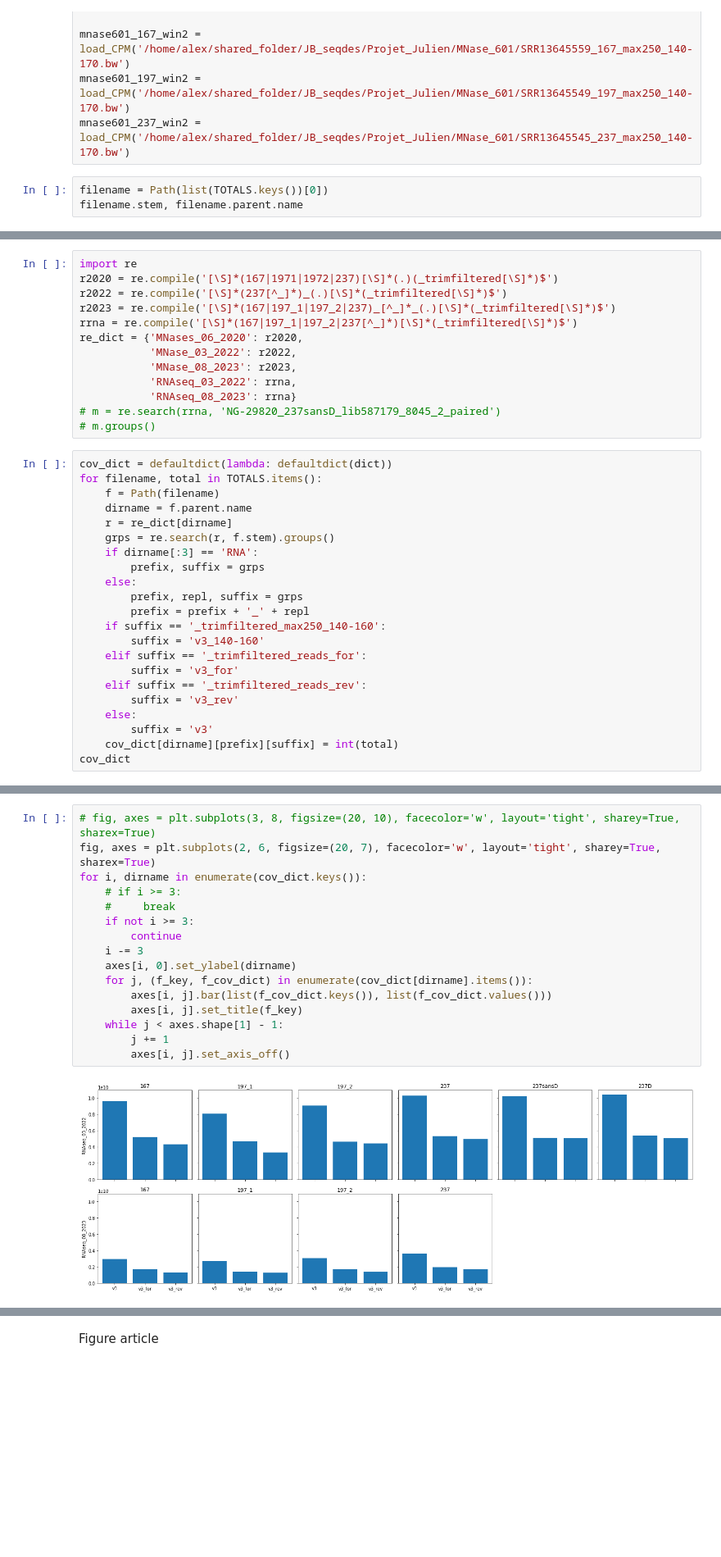
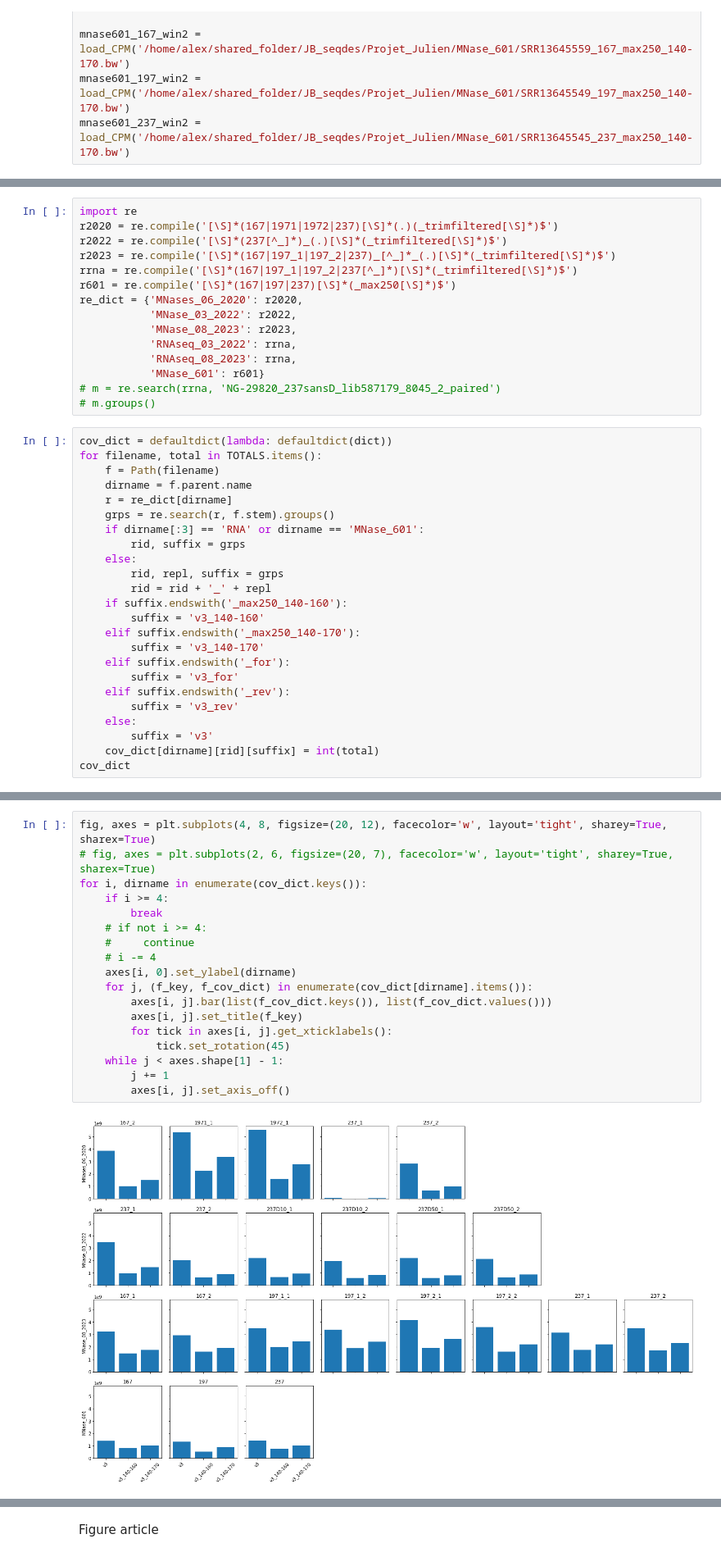
Before and after one commit to Alexwestbrook/mnhn-internship_DeepCNN_ChIP-seq, a Jupyter notebook: JB_alignment_analysis.ipynb, the cells around one changed output, grey strips where cells are left out. Shown at 82% size. Saved outputs shown, nothing was run; the diff lists cells and outputs as text; blank space fills up the shorter version.

```diff
--- a/JB_alignment_analysis.ipynb
+++ b/JB_alignment_analysis.ipynb
@@ -151,6 +152,3 @@ mnase2023_237_2_win2 = load_CPM('/home/alex/shared_folder/JB_seqdes/Projet_Julie
 mnase601_167_win2 = load_CPM('/home/alex/shared_folder/JB_seqdes/Projet_Julien/MNase_601/SRR13645559_167_max250_140-170.bw')
 mnase601_197_win2 = load_CPM('/home/alex/shared_folder/JB_seqdes/Projet_Julien/MNase_601/SRR13645549_197_max250_140-170.bw')
 mnase601_237_win2 = load_CPM('/home/alex/shared_folder/JB_seqdes/Projet_Julien/MNase_601/SRR13645545_237_max250_140-170.bw')
-# %%
-filename = Path(list(TOTALS.keys())[0])
-filename.stem, filename.parent.name
@@ -162,11 +184,13 @@ r2020 = re.compile('[\S]*(167|1971|1972|237)[\S]*(.)(_trimfiltered[\S]*)$')
 r2022 = re.compile('[\S]*(237[^_]*)_(.)[\S]*(_trimfiltered[\S]*)$')
 r2023 = re.compile('[\S]*(167|197_1|197_2|237)_[^_]*_(.)[\S]*(_trimfiltered[\S]*)$')
 rrna = re.compile('[\S]*(167|197_1|197_2|237[^_]*)[\S]*(_trimfiltered[\S]*)$')
+r601 = re.compile('[\S]*(167|197|237)[\S]*(_max250[\S]*)$')
 re_dict = {'MNases_06_2020': r2020,
            'MNase_03_2022': r2022,
            'MNase_08_2023': r2023,
            'RNAseq_03_2022': rrna,
-           'RNAseq_08_2023': rrna}
+           'RNAseq_08_2023': rrna,
+           'MNase_601': r601}
 # m = re.search(rrna, 'NG-29820_237sansD_lib587179_8045_2_paired')
 # m.groups()
 # %%
@@ -176,20 +200,22 @@ for filename, total in TOTALS.items():
     dirname = f.parent.name
     r = re_dict[dirname]
     grps = re.search(r, f.stem).groups()
-    if dirname[:3] == 'RNA':
-        prefix, suffix = grps
+    if dirname[:3] == 'RNA' or dirname == 'MNase_601':
+        rid, suffix = grps
     else:
-        prefix, repl, suffix = grps
-        prefix = prefix + '_' + repl
-    if suffix == '_trimfiltered_max250_140-160':
+        rid, repl, suffix = grps
+        rid = rid + '_' + repl
+    if suffix.endswith('_max250_140-160'):
         suffix = 'v3_140-160'
-    elif suffix == '_trimfiltered_reads_for':
+    elif suffix.endswith('_max250_140-170'):
+        suffix = 'v3_140-170'
+    elif suffix.endswith('_for'):
         suffix = 'v3_for'
-    elif suffix == '_trimfiltered_reads_rev':
+    elif suffix.endswith('_rev'):
         suffix = 'v3_rev'
     else:
         suffix = 'v3'
-    cov_dict[dirname][prefix][suffix] = int(total)
+    cov_dict[dirname][rid][suffix] = int(total)
 cov_dict
 # %% [output]
 defaultdict(<function __main__.<lambda>()>,
@@ -212,21 +242,23 @@ defaultdict(<function __main__.<lambda>()>,
 # %%
-# fig, axes = plt.subplots(3, 8, figsize=(20, 10), facecolor='w', layout='tight', sharey=True, sharex=True)
-fig, axes = plt.subplots(2, 6, figsize=(20, 7), facecolor='w', layout='tight', sharey=True, sharex=True)
+fig, axes = plt.subplots(4, 8, figsize=(20, 12), facecolor='w', layout='tight', sharey=True, sharex=True)
+# fig, axes = plt.subplots(2, 6, figsize=(20, 7), facecolor='w', layout='tight', sharey=True, sharex=True)
 for i, dirname in enumerate(cov_dict.keys()):
-    # if i >= 3:
-    #     break
-    if not i >= 3:
-        continue
-    i -= 3
+    if i >= 4:
+        break
+    # if not i >= 4:
+    #     continue
+    # i -= 4
     axes[i, 0].set_ylabel(dirname)
     for j, (f_key, f_cov_dict) in enumerate(cov_dict[dirname].items()):
         axes[i, j].bar(list(f_cov_dict.keys()), list(f_cov_dict.values()))
         axes[i, j].set_title(f_key)
+        for tick in axes[i, j].get_xticklabels():
+            tick.set_rotation(45)
     while j < axes.shape[1] - 1:
         j += 1
         axes[i, j].set_axis_off()
 # %% [output]
-[figure, old version]
+[figure, new version]
 # %%
 fig, axes = plt.subplots(2, 3, figsize=(16, 7), facecolor='w', layout='tight', sharey=True)
 fig.suptitle('Coverage of each library')
```
Also changed, not shown: parts of 17 cells of this notebook, 1 other file.
